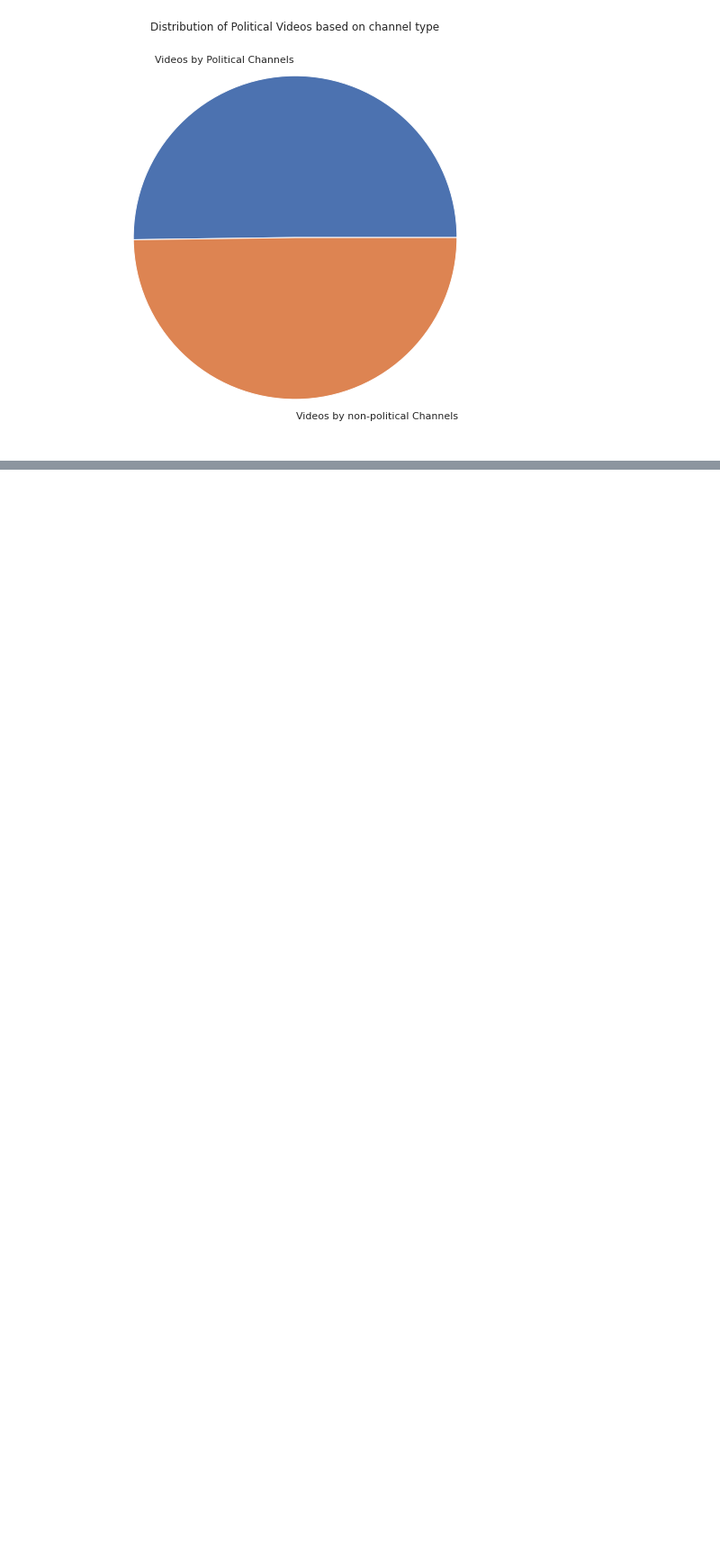
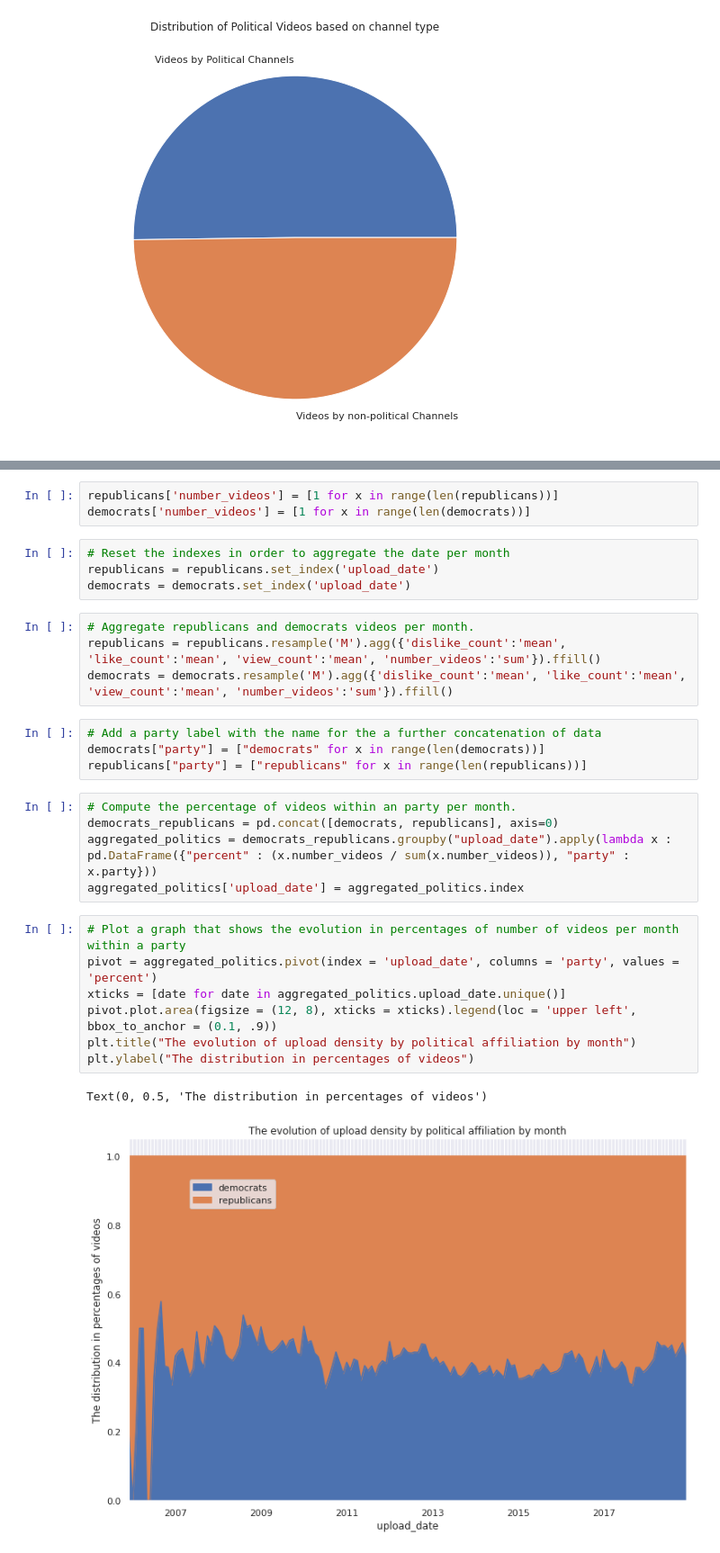
Before and after one commit to epfl-ada/ada-2022-project-outliers, a Jupyter notebook: HandlingData.ipynb, the cells around one changed output, grey strips where cells are left out. Shown at 90% size. Drawn from its saved outputs; the diff is of its cells as text; blank space fills up the shorter version.

```diff
--- a/HandlingData.ipynb
+++ b/HandlingData.ipynb
@@ -327,0 +382,30 @@ plt.show()
+# %%
+republicans['number_videos'] = [1 for x in range(len(republicans))]
+democrats['number_videos'] = [1 for x in range(len(democrats))]
+# %%
+# Reset the indexes in order to aggregate the date per month
+republicans = republicans.set_index('upload_date')
+democrats = democrats.set_index('upload_date')
+# %%
+# Aggregate republicans and democrats videos per month.
+republicans = republicans.resample('M').agg({'dislike_count':'mean', 'like_count':'mean', 'view_count':'mean', 'number_videos':'sum'}).ffill()
+democrats = democrats.resample('M').agg({'dislike_count':'mean', 'like_count':'mean', 'view_count':'mean', 'number_videos':'sum'}).ffill()
+# %%
+# Add a party label with the name for the a further concatenation of data
+democrats["party"] = ["democrats" for x in range(len(democrats))]
+republicans["party"] = ["republicans" for x in range(len(republicans))]
+# %%
+# Compute the percentage of videos within an party per month.
+democrats_republicans = pd.concat([democrats, republicans], axis=0)
+aggregated_politics = democrats_republicans.groupby("upload_date").apply(lambda x : pd.DataFrame({"percent" : (x.number_videos / sum(x.number_videos)), "party" : x.party}))
+aggregated_politics['upload_date'] = aggregated_politics.index
+# %%
+# Plot a graph that shows the evolution in percentages of number of videos per month within a party
+pivot = aggregated_politics.pivot(index = 'upload_date', columns = 'party', values = 'percent')
+xticks = [date for date in aggregated_politics.upload_date.unique()]
+pivot.plot.area(figsize = (12, 8), xticks = xticks).legend(loc = 'upper left', bbox_to_anchor = (0.1, .9))
+plt.title("The evolution of upload density by political affiliation by month")
+plt.ylabel("The distribution in percentages of videos")
+# %% [output]
+Text(0, 0.5, 'The distribution in percentages of videos')
+[figure, added]
```
Also changed, not shown: parts of 22 cells of this notebook, 1 other file.
